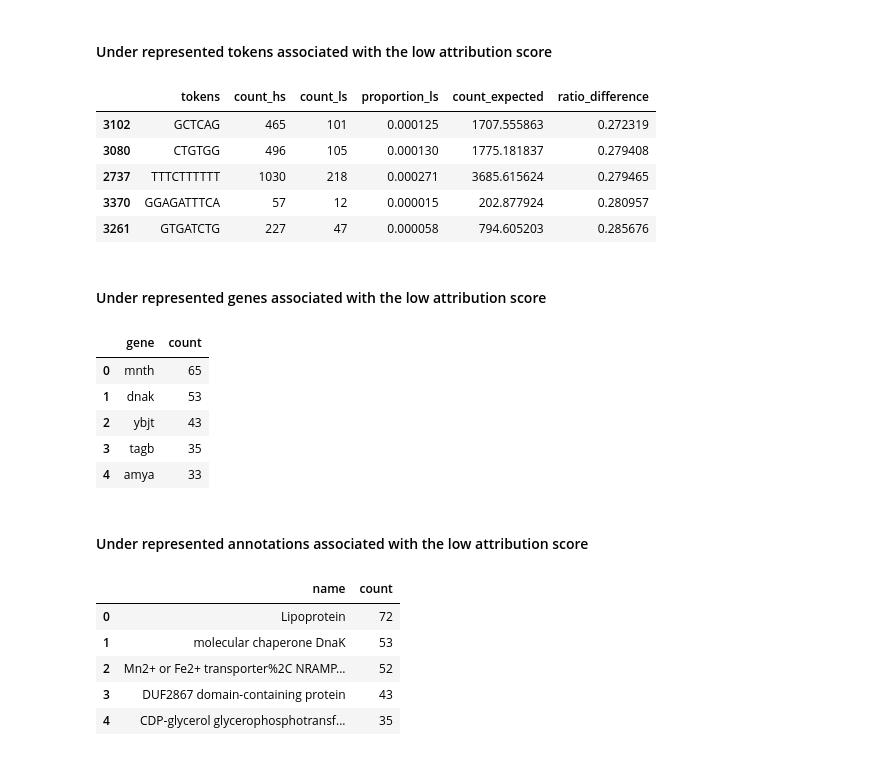
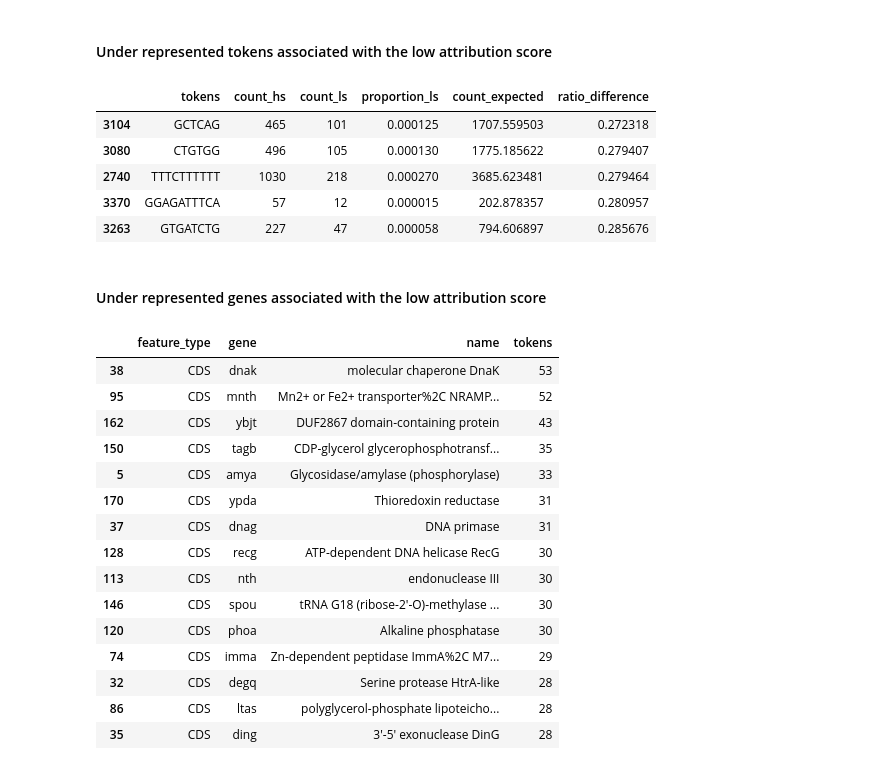
Before and after one commit to ryashpal/alfred-data-analysis, a Jupyter notebook: notebooks/genome_nlp_tokens/statistical_analysis_for_token_attribution_scores.ipynb, the cells around one changed output. Saved outputs shown, nothing was run; the diff lists cells and outputs as text; code cells hidden in the pictures.

```diff
--- a/notebooks/genome_nlp_tokens/statistical_analysis_for_token_attribution_scores.ipynb
+++ b/notebooks/genome_nlp_tokens/statistical_analysis_for_token_attribution_scores.ipynb
@@ -94,7 +94,7 @@ overlappingDf = overlappingDf.merge(
 overlappingDf = overlappingDf.drop_duplicates()
 overlappingDf = overlappingDf[overlappingDf.tokens.apply(lambda x: (len(x) >= 5))].reset_index()
 overlappingDf['gene'] = overlappingDf.gene.str.lower()
-overlappingDf = overlappingDf[overlappingDf.feature_type.isin(['CDS', 'ncRNA', 'oriC', 'regulatory_region', 'oriT'])]
+# overlappingDf = overlappingDf[overlappingDf.feature_type.isin(['CDS', 'ncRNA', 'oriC', 'regulatory_region', 'oriT'])]
 overlappingDf
 # %% [output]
 |  | index | contig_id | start_position | end_position | tokens | score | feature_type | id | name | ... |
@@ -337,30 +328,31 @@ underrepresentedTokensDf = filteredOverlappingDf.sort_values(by=['ratio_differen
 underrepresentedTokensDf
 # %% [output]
 |  | tokens | count_hs | count_ls | proportion_ls | count_expected | ratio_difference |
-| 3102 | GCTCAG | 465 | 101 | 0.000125 | 1707.555863 | 0.272319 |
-| 3080 | CTGTGG | 496 | 105 | 0.000130 | 1775.181837 | 0.279408 |
-| 2737 | TTTCTTTTTT | 1030 | 218 | 0.000271 | 3685.615624 | 0.279465 |
-| 3370 | GGAGATTTCA | 57 | 12 | 0.000015 | 202.877924 | 0.280957 |
-| 3261 | GTGATCTG | 227 | 47 | 0.000058 | 794.605203 | 0.285676 |
+| 3104 | GCTCAG | 465 | 101 | 0.000125 | 1707.559503 | 0.272318 |
+| 3080 | CTGTGG | 496 | 105 | 0.000130 | 1775.185622 | 0.279407 |
+| 2740 | TTTCTTTTTT | 1030 | 218 | 0.000270 | 3685.623481 | 0.279464 |
+| 3370 | GGAGATTTCA | 57 | 12 | 0.000015 | 202.878357 | 0.280957 |
+| 3263 | GTGATCTG | 227 | 47 | 0.000058 | 794.606897 | 0.285676 |
 # %% [markdown]
 #### Under represented genes associated with the low attribution score
 # %%
-underrepresentedTokensDf.merge(overlappingDf[['tokens', 'id', 'name', 'gene']], how='inner', on=['tokens']).gene.value_counts().reset_index()[:5]
+tempDf = underrepresentedTokensDf.merge(overlappingDf[['tokens', 'feature_type', 'id', 'name', 'gene']], how='inner', on=['tokens'])
+
+tempDf[['tokens', 'feature_type', 'gene', 'name']].groupby(by=['feature_type', 'gene', 'name']).agg('count').reset_index().sort_values(by=['tokens'], ascending=False)[:15]
 # %% [output]
-|  | gene | count |
-| 0 | mnth | 65 |
-| 1 | dnak | 53 |
-| 2 | ybjt | 43 |
-| 3 | tagb | 35 |
-| 4 | amya | 33 |
+|  | feature_type | gene | name | tokens |
+| 38 | CDS | dnak | molecular chaperone DnaK | 53 |
+| 95 | CDS | mnth | Mn2+ or Fe2+ transporter%2C NRAMP... | 52 |
+| 162 | CDS | ybjt | DUF2867 domain-containing protein | 43 |
+| 150 | CDS | tagb | CDP-glycerol glycerophosphotransf... | 35 |
+| 5 | CDS | amya | Glycosidase/amylase (phosphorylase) | 33 |
+| 170 | CDS | ypda | Thioredoxin reductase | 31 |
+| 37 | CDS | dnag | DNA primase | 31 |
+| 128 | CDS | recg | ATP-dependent DNA helicase RecG | 30 |
+| 113 | CDS | nth | endonuclease III | 30 |
+| 146 | CDS | spou | tRNA G18 (ribose-2'-O)-methylase ... | 30 |
+| 120 | CDS | phoa | Alkaline phosphatase | 30 |
+| 74 | CDS | imma | Zn-dependent peptidase ImmA%2C M7... | 29 |
+| 32 | CDS | degq | Serine protease HtrA-like | 28 |
+| 86 | CDS | ltas | polyglycerol-phosphate lipoteicho... | 28 |
+| 35 | CDS | ding | 3'-5' exonuclease DinG | 28 |
-# %% [markdown]
-#### Under represented annotations associated with the low attribution score
-# %%
-underrepresentedTokensDf.merge(overlappingDf[['tokens', 'id', 'name', 'gene']], how='inner', on=['tokens']).name.value_counts().reset_index()[:5]
-# %% [output]
-|  | name | count |
-| 0 | Lipoprotein | 72 |
-| 1 | molecular chaperone DnaK | 53 |
-| 2 | Mn2+ or Fe2+ transporter%2C NRAMP... | 52 |
-| 3 | DUF2867 domain-containing protein | 43 |
-| 4 | CDP-glycerol glycerophosphotransf... | 35 |
```
Also changed, not shown: parts of 17 cells of this notebook.
